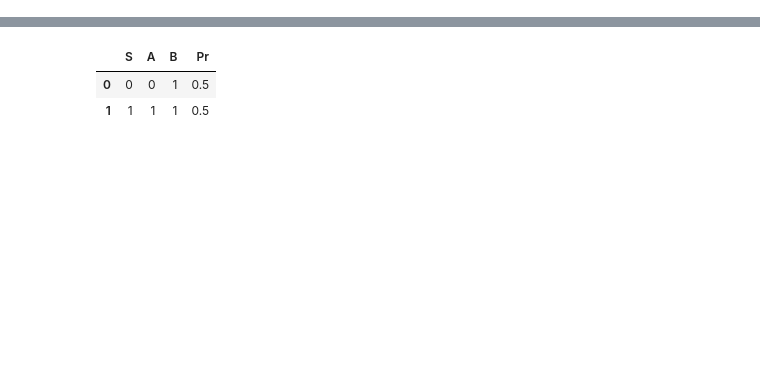
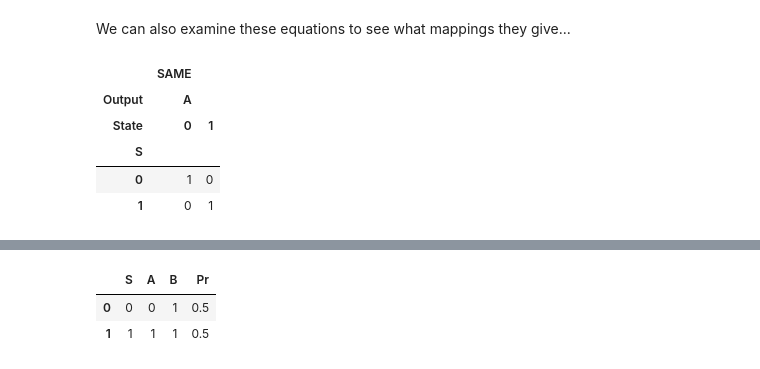
Before and after one commit to brettc/causalinfo, a Jupyter notebook: arnaud.ipynb, the cells around one changed output, grey strips where cells are left out. Cells and saved outputs as stored; diff of their text form; code cells hidden in the pictures; blank space fills up the shorter version.

```diff
--- a/arnaud.ipynb
+++ b/arnaud.ipynb
@@ -23 +50,12 @@ xnor_eq = Equation('XNOR', [s, a], [b], xnor)
+# %% [markdown]
+We can also examine these equations to see what mappings they give...
+# %%
+same_eq
+# %% [output]
+|  | SAME |  |
+| Output | A |  |
+| State | 0 | 1 |
+| S |  |  |
+| 0 | 1 | 0 |
+| 1 | 0 | 1 |
 # %%
```
Also changed, not shown: parts of 33 cells of this notebook, 3 other files.
